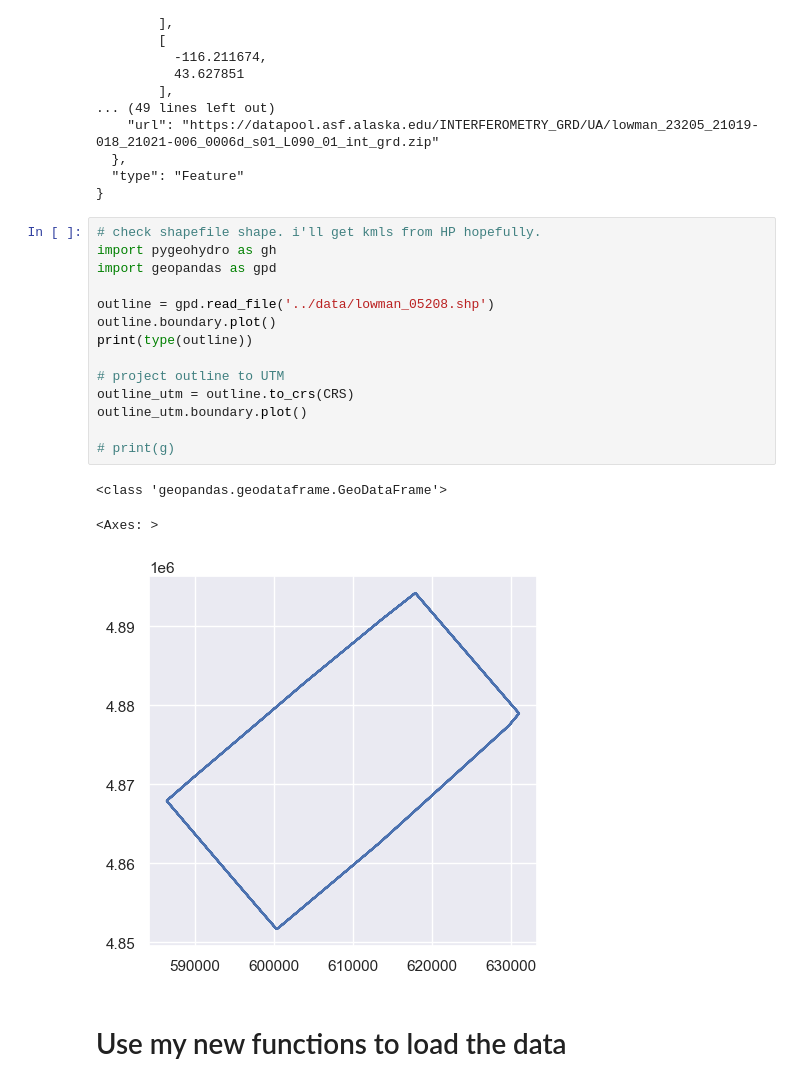
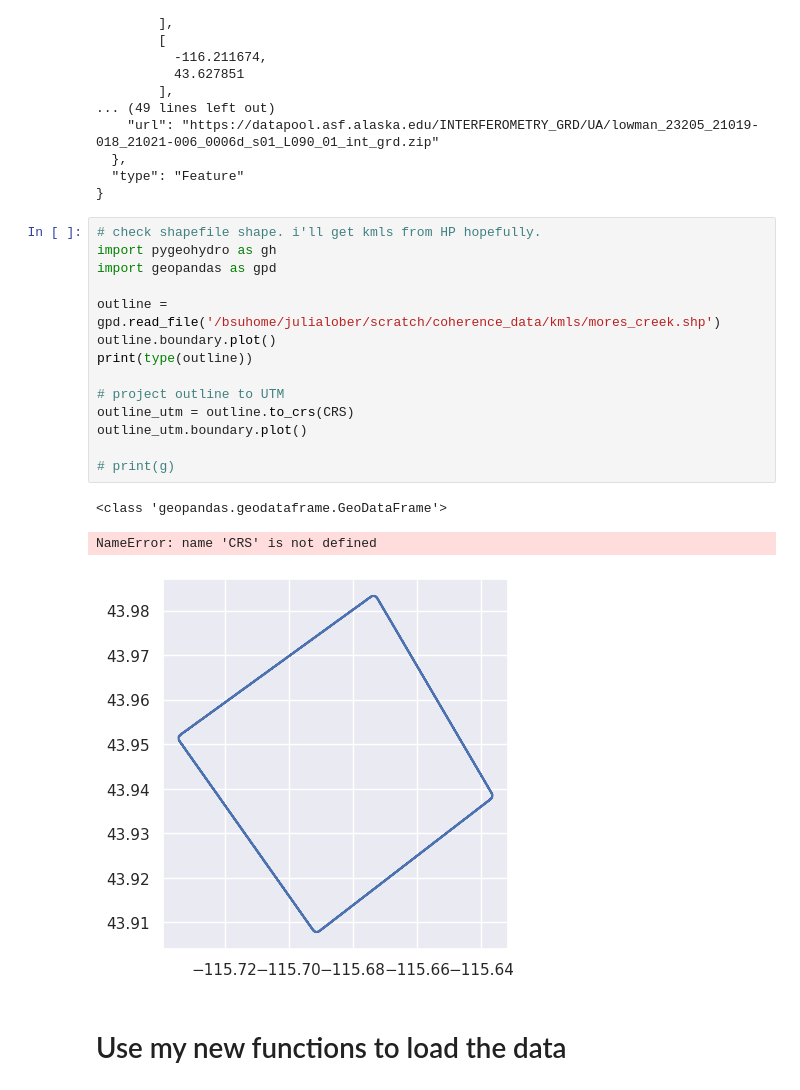
Before and after one commit to julober/snowex_uavsar_coherence, a Jupyter notebook: notebooks/01_data_download_and_prep.ipynb, the cells around one changed output. Cells and saved outputs as stored; diff of their text form.

Commit message:
getting assemble_data ready and testing

```diff
--- a/notebooks/01_data_download_and_prep.ipynb
+++ b/notebooks/01_data_download_and_prep.ipynb
@@ -223,21 +229,21 @@ valid min/max: 0.0 / 1.0000003576278687
 # %%
 # check shapefile shape. i'll get kmls from HP hopefully.
 import pygeohydro as gh
 import geopandas as gpd
 
-outline = gpd.read_file('../data/lowman_05208.shp')
+outline = gpd.read_file('/bsuhome/julialober/scratch/coherence_data/kmls/mores_creek.shp')
 outline.boundary.plot()
 print(type(outline))
 
 # project outline to UTM
 outline_utm = outline.to_crs(CRS)
 outline_utm.boundary.plot()
 
 # print(g)
 # %% [output]
 <class 'geopandas.geodataframe.GeoDataFrame'>
-<Axes: >
+NameError: name 'CRS' is not defined
-[figure, old version]
+[figure, new version]
 # %% [markdown]
 # Use my new functions to load the data
 # %%
```
Also changed, not shown: parts of 7 cells of this notebook, 1 other file.
